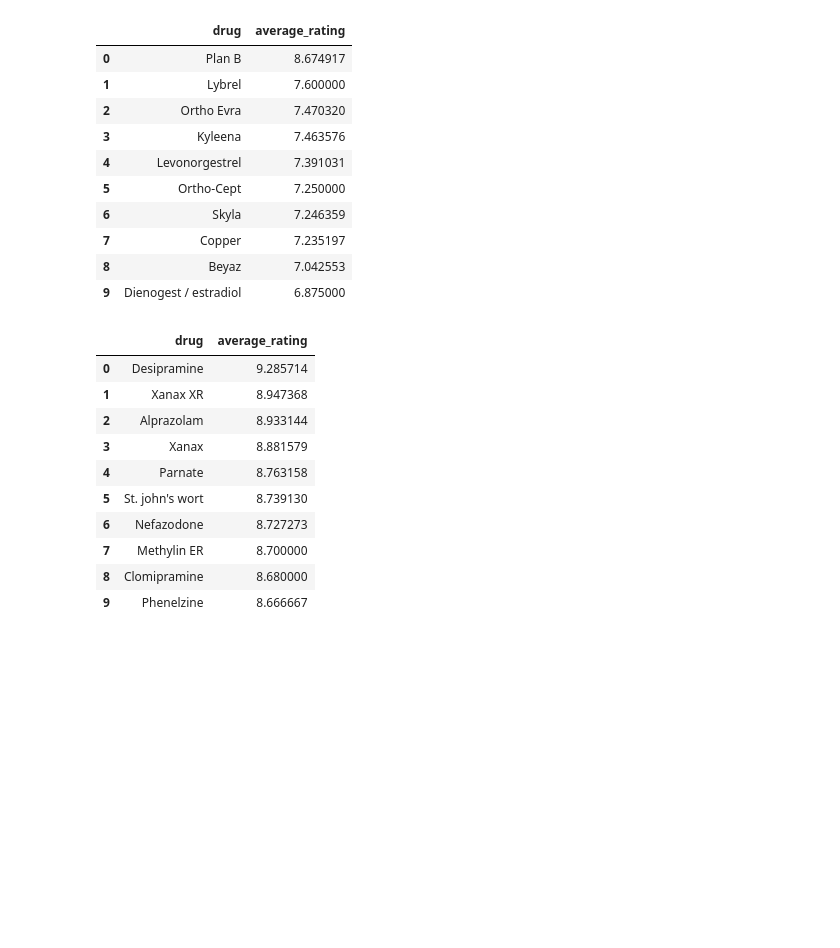
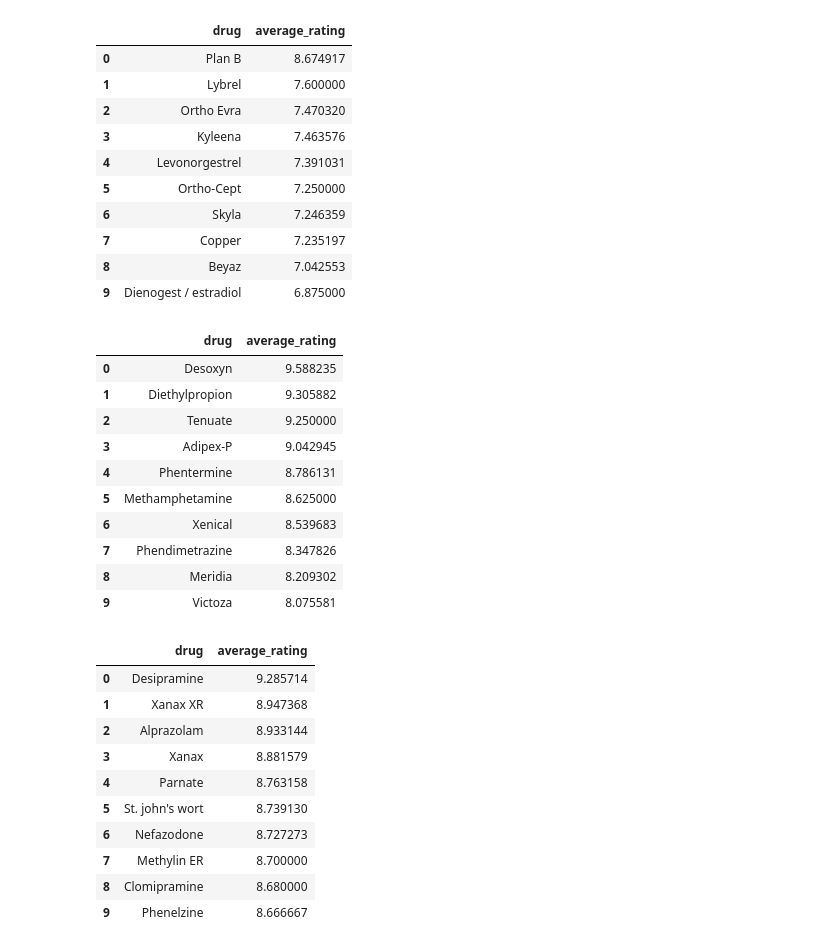
Before and after one commit to Tiezheng/Capstone-Project, a Jupyter notebook: notebooks/Part_4_Capstone_Recommendation.ipynb, the cells around one changed output. Saved outputs shown, nothing was run; the diff lists cells and outputs as text; code cells hidden in the pictures; blank space fills up the shorter version.

```diff
--- a/notebooks/Part_4_Capstone_Recommendation.ipynb
+++ b/notebooks/Part_4_Capstone_Recommendation.ipynb
@@ -130,6 +149,20 @@ help_dict['Birth Control'].iloc[:10]
 | 7 | Copper | 7.235197 |
 | 8 | Beyaz | 7.042553 |
 | 9 | Dienogest / estradiol | 6.875000 |
+# %%
+help_dict['Obesity'].iloc[:10]
+# %% [output]
+|  | drug | average_rating |
+| 0 | Desoxyn | 9.588235 |
+| 1 | Diethylpropion | 9.305882 |
+| 2 | Tenuate | 9.250000 |
+| 3 | Adipex-P | 9.042945 |
+| 4 | Phentermine | 8.786131 |
+| 5 | Methamphetamine | 8.625000 |
+| 6 | Xenical | 8.539683 |
+| 7 | Phendimetrazine | 8.347826 |
+| 8 | Meridia | 8.209302 |
+| 9 | Victoza | 8.075581 |
 # %%
 help_dict['Depression'].iloc[:10]
 # %% [output]
```
Also changed, not shown: parts of 9 cells of this notebook, 10 other files.
